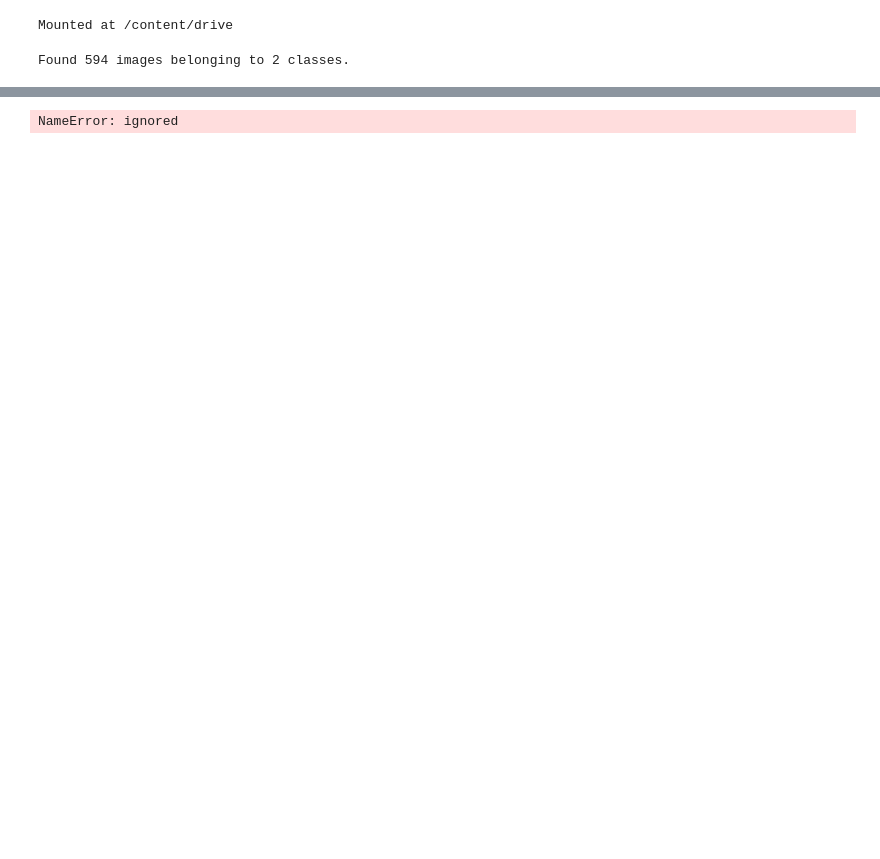
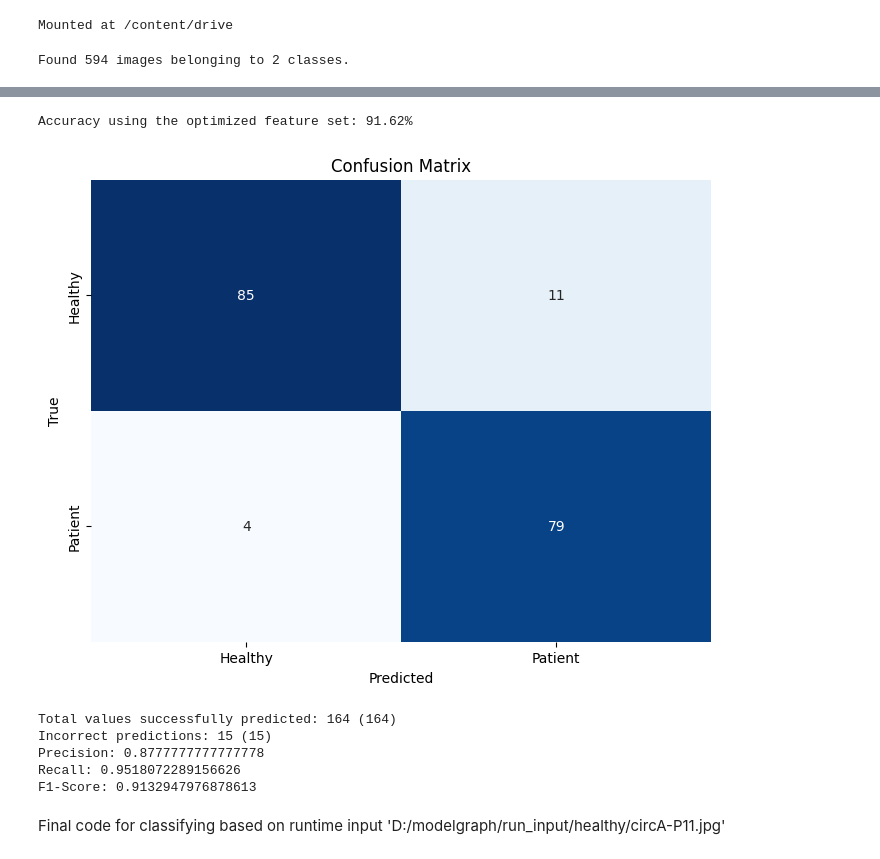
Before and after one commit to sivaprawin/Machine-learning-projects, a Jupyter notebook: vary_GApopulation_try.ipynb, the cells around one changed output, grey strips where cells are left out. Saved outputs shown, nothing was run; the diff lists cells and outputs as text; code cells hidden in the pictures; blank space fills up the shorter version.

```diff
--- a/vary_GApopulation_try.ipynb
+++ b/vary_GApopulation_try.ipynb
@@ -109,0 +219,8 @@ y = np.array(labels)
+# %%
+import numpy as np
+loaded_best_feature_vector = np.load('D:/modelgraph/best_feature_vector.npy')
+# %%
+# Load the x and y feature vector
+loaded_x = np.load('D:/modelgraph/X.npy')
+loaded_y = np.load('D:/modelgraph/y.npy')
+print("x and y vector loaded")
@@ -110,7 +229,7 @@ y = np.array(labels)
 # %%
-
 from sklearn.model_selection import train_test_split
-X_train, X_test, y_train, y_test = train_test_split(X, y, test_size=0.3, random_state=random_seed)
+random_seed=80
+X_train, X_test, y_train, y_test = train_test_split(loaded_x, loaded_y, test_size=0.3, random_state=random_seed)
 knn = KNeighborsClassifier(n_neighbors=5)
 knn.fit(X_train,y_train)
 accuracy = knn.score(X_test, y_test)
@@ -201,20 +239,9 @@ NameError: ignored
-# %%
-# Find the population size with the highest peak accuracy
-best_population_size = population_sizes[np.argmax(peak_accuracies)]
-
-# Freeze the algorithm at the best population size for future analyses
-final_population_size = best_population_size
-
-print(f"The best population size is {best_population_size}, and the peak accuracy is {max(peak_accuracies)*100:.2f}%")
-print(f"The algorithm is frozen at population size {final_population_size} for future analyses.")
-# %% [output]
-NameError: ignored
 # %%
 # Cell 4: Assuming you have the best binary vector as 'best_vector' from the GA
 
 # Select relevant features based on the best binary vector
-selected_train_features = X_train[:, best_vector == 1]
-selected_test_features = X_test[:, best_vector == 1]
+selected_train_features = X_train[:, loaded_best_feature_vector == 1]
+selected_test_features = X_test[:, loaded_best_feature_vector == 1]
 
 # Train a KNN classifier on the selected training features
 knn = KNeighborsClassifier(n_neighbors=3)  # You can adjust the number of neighbors
@@ -227,30 +254,41 @@ print(f"Accuracy using the optimized feature set: {accuracy*100:.2f}%")
 
 # Calculate the confusion matrix
 y_pred = knn.predict(selected_test_features)
 confusion = confusion_matrix(y_test, y_pred)
 
 # Display the confusion matrix using a heatmap
 plt.figure(figsize=(8, 6))
 sns.heatmap(confusion, annot=True, fmt="d", cmap="Blues", cbar=False,
             xticklabels=["Healthy", "Patient"], yticklabels=["Healthy", "Patient"])
 plt.xlabel("Predicted")
 plt.ylabel("True")
 plt.title("Confusion Matrix")
 plt.show()
 
 # Calculate the number of correct and incorrect predictions
 correct_predictions = np.diag(confusion).sum()
 incorrect_predictions = confusion.sum() - correct_predictions
 
 # Print the results
 print(f"Total values successfully predicted: {correct_predictions} ({confusion[0, 0] + confusion[1, 1]})")
 print(f"Incorrect predictions: {incorrect_predictions} ({confusion[0, 1] + confusion[1, 0]})")
 
 # Calculate precision, recall, and F1-score
 precision = precision_score(y_test, y_pred)
 recall = recall_score(y_test, y_pred)
 f1 = f1_score(y_test, y_pred)
 
 print("Precision:", precision)
 print("Recall:", recall)
 print("F1-Score:", f1)
+# %% [output]
+Accuracy using the optimized feature set: 91.62%
+[figure, added]
+Total values successfully predicted: 164 (164)
+Incorrect predictions: 15 (15)
+Precision: 0.8777777777777778
+Recall: 0.9518072289156626
+F1-Score: 0.9132947976878613
+# %% [markdown]
+Final code for classifying based on runtime input
+'D:/modelgraph/run_input/healthy/circA-P11.jpg'
```
Also changed, not shown: parts of 10 cells of this notebook.
